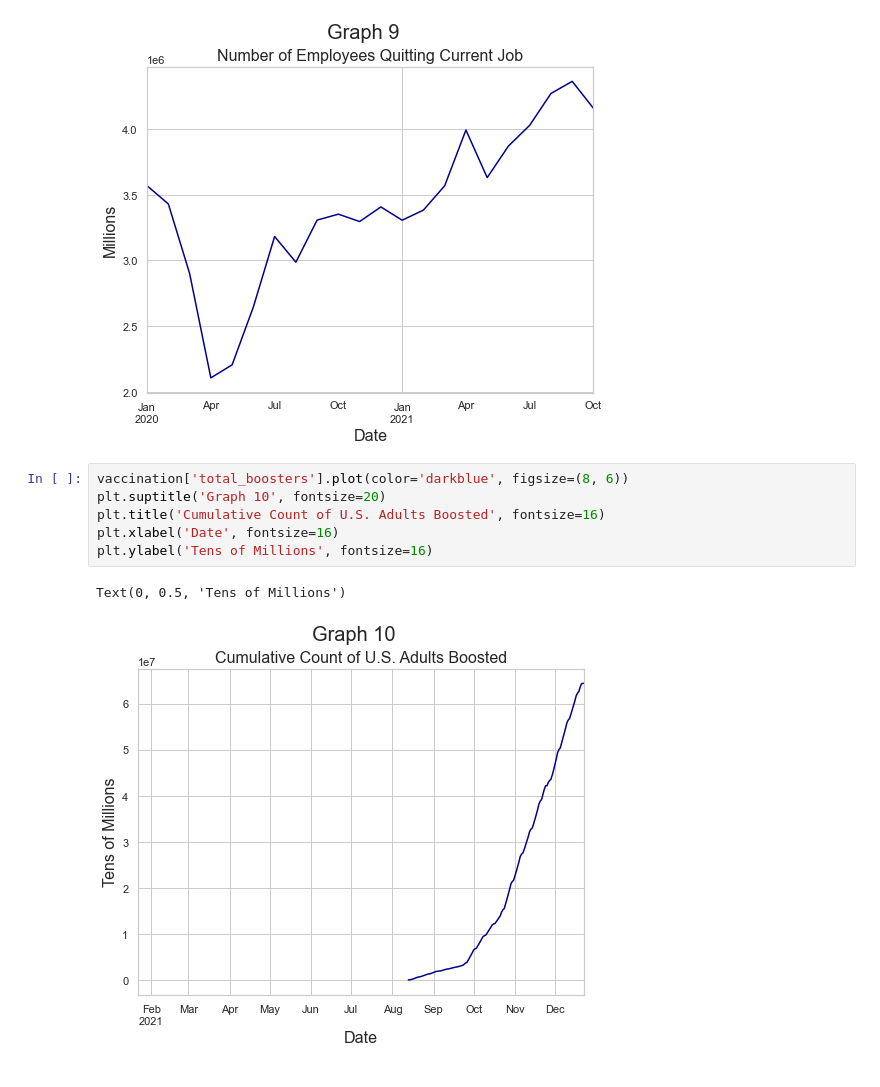
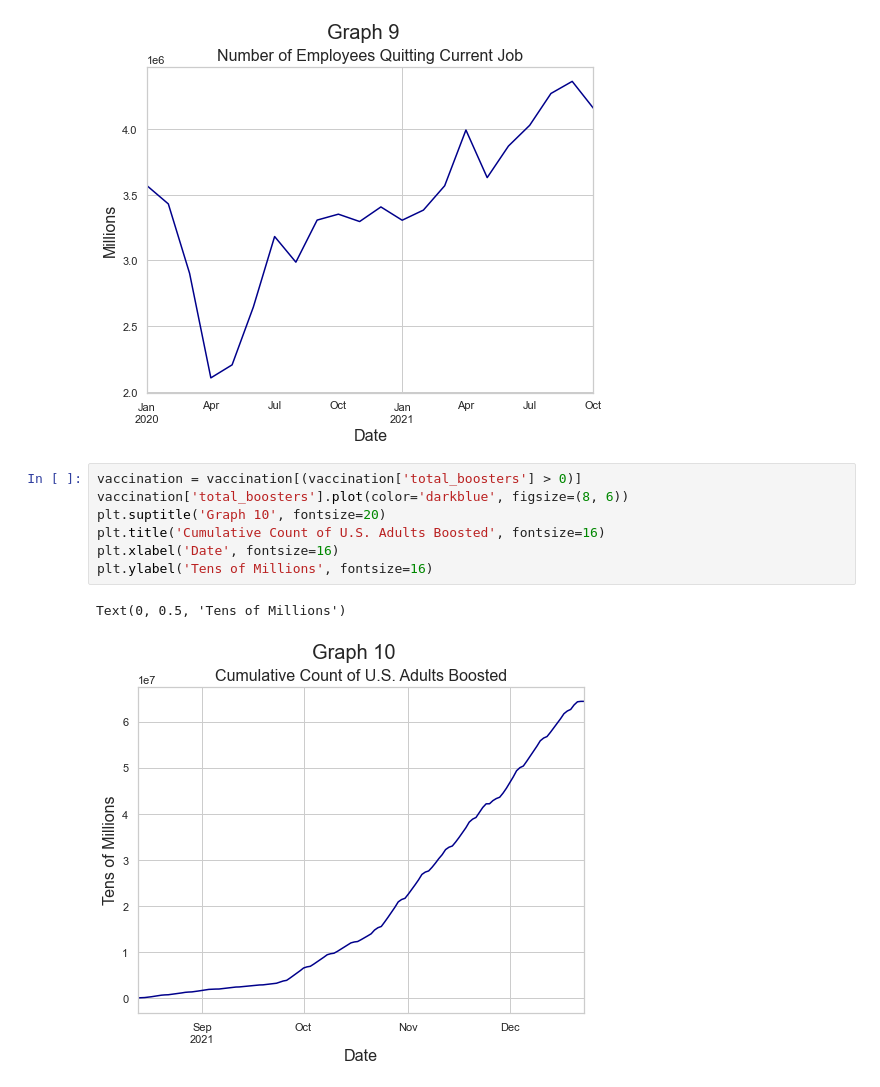
Before and after one commit to thsavage/Public-Presentations, a Jupyter notebook: The Pandemic Years in 10 Graphs.ipynb, the cells around one changed output. Cells and saved outputs as stored; diff of their text form.

```diff
--- a/The Pandemic Years in 10 Graphs.ipynb
+++ b/The Pandemic Years in 10 Graphs.ipynb
@@ -134,11 +134,12 @@ plt.ylabel('Millions', fontsize=16)
 Text(0, 0.5, 'Millions')
 [figure]
 # %%
+vaccination = vaccination[(vaccination['total_boosters'] > 0)]
 vaccination['total_boosters'].plot(color='darkblue', figsize=(8, 6))
 plt.suptitle('Graph 10', fontsize=20)
 plt.title('Cumulative Count of U.S. Adults Boosted', fontsize=16)
 plt.xlabel('Date', fontsize=16)
 plt.ylabel('Tens of Millions', fontsize=16)
 # %% [output]
 Text(0, 0.5, 'Tens of Millions')
-[figure, old version]
+[figure, new version]
```
Also changed, not shown: 1 other file.
